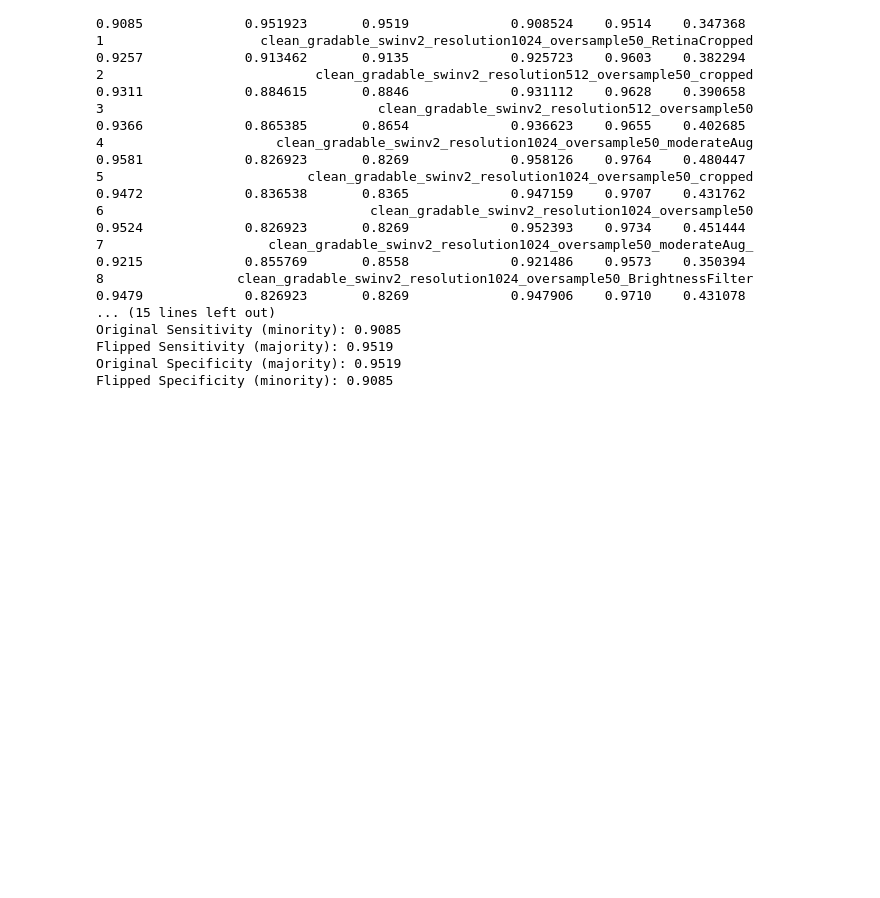
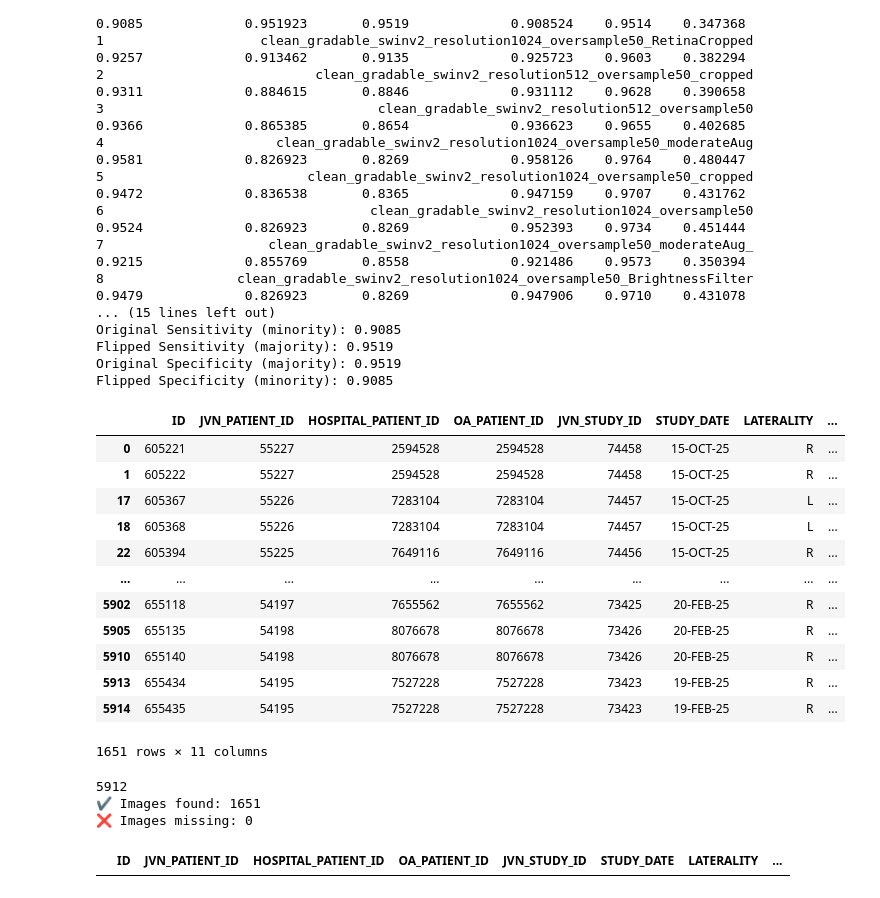
Before and after one commit to xiyuy/RETProgression, a Jupyter notebook: results_analysis/scores.ipynb, the cells around one changed output. Drawn from its saved outputs; the diff is of its cells as text; code cells hidden in the pictures; blank space fills up the shorter version.

```diff
--- a/results_analysis/scores.ipynb
+++ b/results_analysis/scores.ipynb
@@ -670,3 +674,51 @@ Original Sensitivity (minority): 0.9085
 Flipped Sensitivity (majority): 0.9519
 Original Specificity (majority): 0.9519
 Flipped Specificity (minority): 0.9085
+# %%
+IMG_DIR ="/projects/retprogression/test_cropped1024_wt_10272025"   # <-- set this to whatever folder you want
+ANNOTATIONS_FILE="/projects/retprogression/gradable_dr_new_5k_clean_test.csv"
+
+
+df = pd.read_csv(ANNOTATIONS_FILE, index_col = 0)
+display(df)
+
+# Extract all filenames in IMG_DIR
+all_imgs = set(os.listdir(IMG_DIR))
+
+# Convert them to a normalized form for quick lookup
+# e.g. "12345.jpg"
+valid_filenames = {f.lower() for f in all_imgs if f.lower().endswith(".jpg")}
+
+print(len(valid_filenames))
+
+# Check which IDs exist
+df["img_exists"] = df["ID"].apply(lambda x: f"{x}.jpg".lower() in valid_filenames)
+
+# Count positives & missing
+num_found = df["img_exists"].sum()
+num_missing = len(df) - num_found
+
+print("✔️ Images found:", num_found)
+print("❌ Images missing:", num_missing)
+
+# Optionally show missing rows
+missing_df = df[df["img_exists"] == False]
+display(missing_df.head())
+# %% [output]
+|  | ID | JVN_PATIENT_ID | HOSPITAL_PATIENT_ID | OA_PATIENT_ID | JVN_STUDY_ID | STUDY_DATE | LATERALITY | ... |
+| 0 | 605221 | 55227 | 2594528 | 2594528 | 74458 | 15-OCT-25 | R | ... |
+| 1 | 605222 | 55227 | 2594528 | 2594528 | 74458 | 15-OCT-25 | R | ... |
+| 17 | 605367 | 55226 | 7283104 | 7283104 | 74457 | 15-OCT-25 | L | ... |
+| 18 | 605368 | 55226 | 7283104 | 7283104 | 74457 | 15-OCT-25 | L | ... |
+| 22 | 605394 | 55225 | 7649116 | 7649116 | 74456 | 15-OCT-25 | R | ... |
+| ... | ... | ... | ... | ... | ... | ... | ... | ... |
+| 5902 | 655118 | 54197 | 7655562 | 7655562 | 73425 | 20-FEB-25 | R | ... |
+| 5905 | 655135 | 54198 | 8076678 | 8076678 | 73426 | 20-FEB-25 | R | ... |
+| 5910 | 655140 | 54198 | 8076678 | 8076678 | 73426 | 20-FEB-25 | R | ... |
+| 5913 | 655434 | 54195 | 7527228 | 7527228 | 73423 | 19-FEB-25 | R | ... |
+| 5914 | 655435 | 54195 | 7527228 | 7527228 | 73423 | 19-FEB-25 | R | ... |
+1651 rows × 11 columns
+5912
+✔️ Images found: 1651
+❌ Images missing: 0
+|  | ID | JVN_PATIENT_ID | HOSPITAL_PATIENT_ID | OA_PATIENT_ID | JVN_STUDY_ID | STUDY_DATE | LATERALITY | ... |
```
Also changed, not shown: parts of 1 cell of this notebook, 56 other files.
